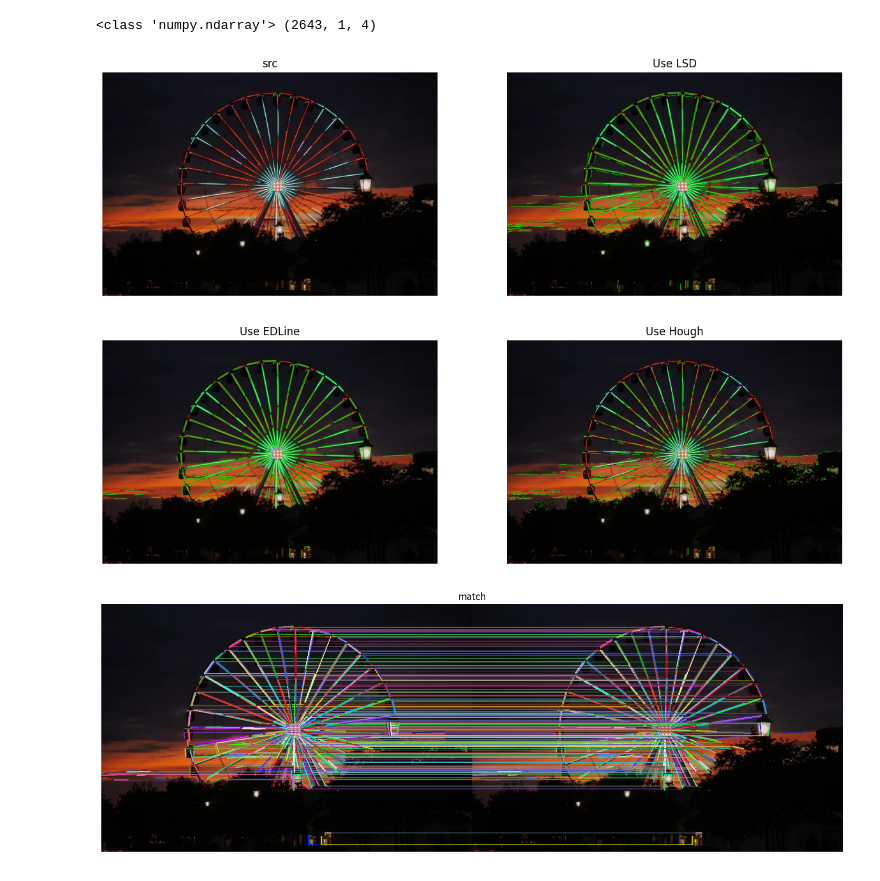
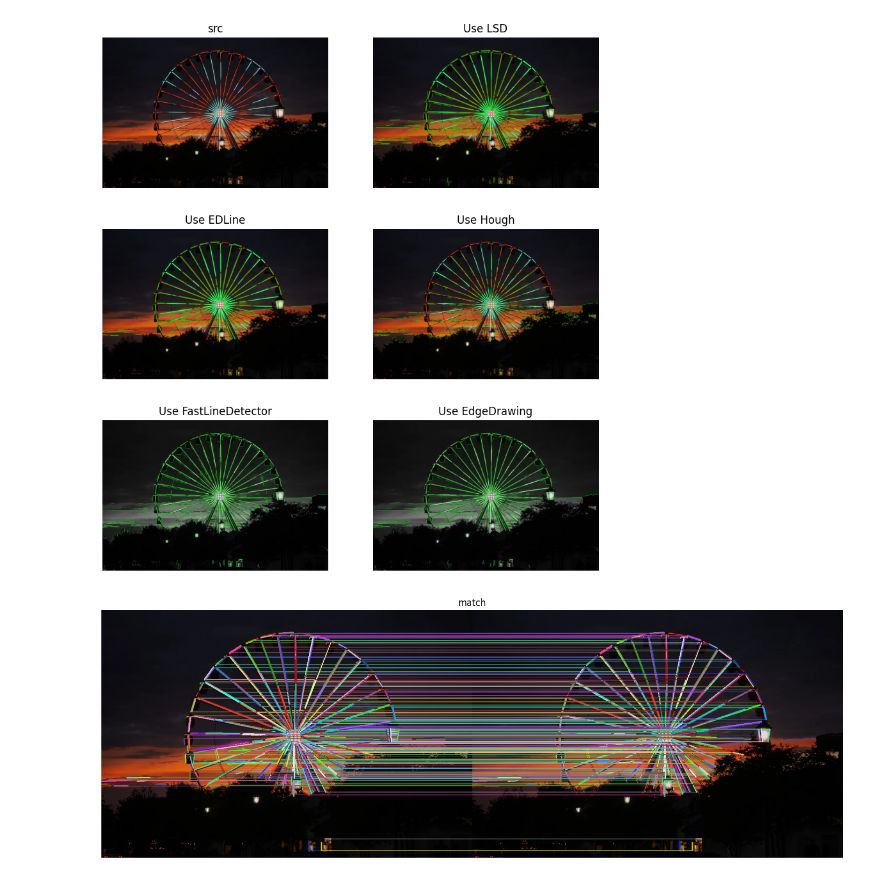
Before and after one commit to masterAllen/LearnOpenCV, a Jupyter notebook: code/test_line.ipynb, the cells around one changed output. Drawn from its saved outputs; the diff is of its cells as text; code cells hidden in the pictures.

Commit message:
Update Note 2.4, 2.5 and code(Edges and Lines).

```diff
--- a/code/test_line.ipynb
+++ b/code/test_line.ipynb
@@ -5,7 +5,7 @@ from utils import show_images
 
 src = cv2.imread('./image/houghlines.png', -1)
 # %%
-# 比较 Hough 和 LSD 和 EDLine
+# 比较 Hough 和 LSD 和 EDLine 和 ximgproc 中的 EdgeDrawing、FastEdgeDetector
 
 detector1 = cv2.line_descriptor.LSDDetector.createLSDDetector()
 
@@ -21,37 +21,72 @@ for kl in keylines1:
         cv2.line(out1, pt1, pt2, (0, 255, 0), 1, cv2.LINE_AA)
 
 detector2 = cv2.line_descriptor.BinaryDescriptor.createBinaryDescriptor()
 keylines2 = detector2.detect(src)
 out2 = np.copy(src)
 for kl in keylines2:
     if kl.octave == 0:
         pt1, pt2 = kl.getStartPoint(), kl.getEndPoint()
         pt1 = (int(pt1[0]), int(pt1[1]))
         pt2 = (int(pt2[0]), int(pt2[1]))
         cv2.line(out2, pt1, pt2, (0, 255, 0), 1, cv2.LINE_AA)
-
 # print('numofOctaves:', detector2.getNumOfOctaves())
 
 # Hough 变换，需要传入边缘检测或阈值处理后的图片，返回值是 ndarray (n, 1, 4)
 edge = cv2.Canny(src, 50, 150, apertureSize=3)
 houghlines = cv2.HoughLinesP(edge, rho=1, theta=np.pi/180, threshold=100)
 # print(type(houghlines), houghlines.shape)
 
 out3 = np.copy(src)
 for kl in houghlines:
     nowl = kl[0]
     cv2.line(out3, nowl[0:2], nowl[2:4], (0, 255, 0), 1, cv2.LINE_AA)
 
 
+# FastLineDetector
+gray_src = cv2.cvtColor(src, cv2.COLOR_BGR2GRAY)
+
+length_threshold = 10               # Segements shorter than this will be discarded
+distance_threshold = 1.41421356     # point placed from a hypothesis line segment farther than this will be regared as outlier.
+do_merge = False                    # If True, incremental merging of segments will be performed
+canny_aperture_size = 3             # sobel operator in Canny. If zeros, canny is not applied and input is taken as an edge image.
+canny_th1 = 50.0
+canny_th2 = 50.0
+
+fld = cv2.ximgproc.createFastLineDetector(length_threshold, distance_threshold, canny_th1, canny_th2, canny_aperture_size, do_merge)
+
+# lines: (x, 1, 4)，即线段
+lines = fld.detect(gray_src)
+# 有 drawSegments 方法，很方便
+out4 = fld.drawSegments(src, lines, linecolor=[0, 255, 0])
+
+# EdgeDrawing
+ed = cv2.ximgproc.createEdgeDrawing()
+
+edParms = ed.Params()
+edParms.GradientThresholdValue = 38
+edParms.EdgeDetectionOperator = cv2.ximgproc.EdgeDrawing_SOBEL
+edParms.AnchorThresholdValue = 8
+ed.setParams(edParms)
+# 最开始要执行这个函数，相当于和原图绑定一下
+ed.detectEdges(gray_src)
+
+lines = ed.detectLines()
+out5 = fld.drawSegments(src, lines, linecolor=[0, 255, 0])
+
+# EdgeDrawing 还可以检测边缘和椭圆
+# segments = ed.getSegments()
+# ellipses = ed.detectEllipses()
+
 show_images([
     ('src', src),
     ('Use LSD', out1),
     ('Use EDLine', out2),
-    ('Use Hough', out3)
+    ('Use Hough', out3),
+    ('Use FastLineDetector', out4),
+    ('Use EdgeDrawing', out5),
 ], colnum=2, scale=10)
 # %% [output]
-<class 'numpy.ndarray'> (2643, 1, 4)
-[figure, old version]
+[figure, new version]
 # %%
 '''
 完整的 检测直线 -> 描述直线 -> 匹配直线 流程
```
Also changed, not shown: 4 other files.
